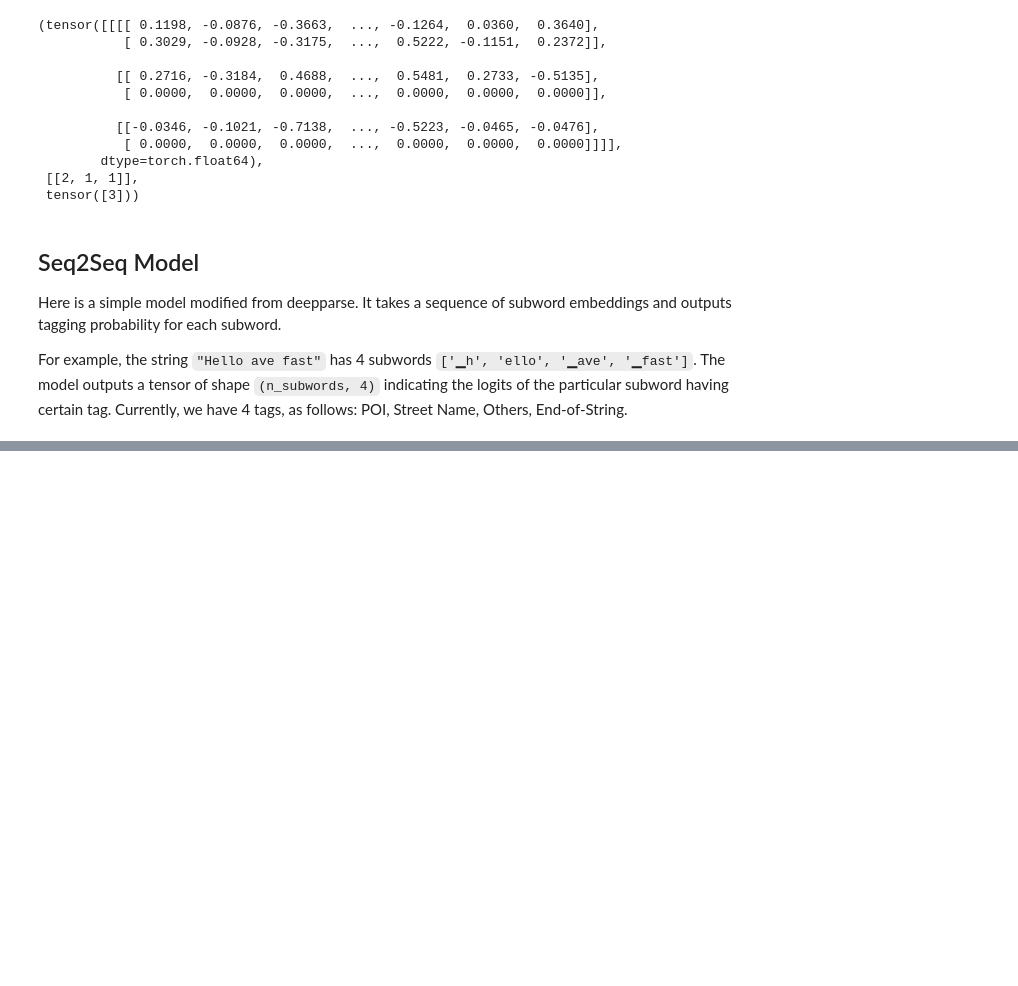
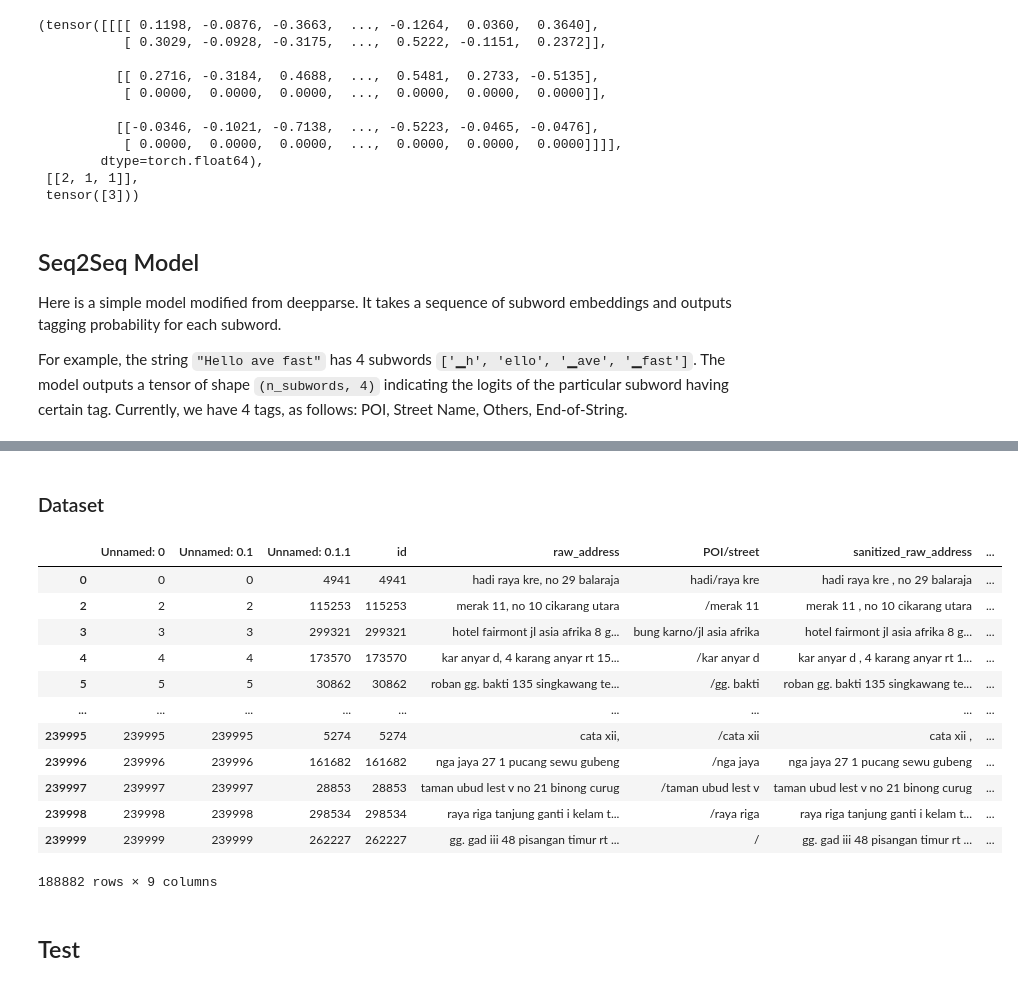
Before and after one commit to ssantichaivekin/shopee-street, a Jupyter notebook: 03_model.ipynb, the cells around one changed output, grey strips where cells are left out. Saved outputs shown, nothing was run; the diff lists cells and outputs as text; code cells hidden in the pictures; blank space fills up the shorter version.

Commit message:
add end-to-end training script

```diff
--- a/03_model.ipynb
+++ b/03_model.ipynb
@@ -11,2 +16,4 @@ from torch.nn.utils.rnn import pad_sequence, pack_padded_sequence, pad_packed_se
+# %%
+TRAIN_CSV_PATH = './santi/deepparse_clean_only_train_split.csv'
 # %%
 tags = {
@@ -320,0 +379,37 @@ array([[0.2530992 , 0.2529205 , 0.25370014, 0.25450543]], dtype=float32)
+# %% [markdown]
+### Dataset
+# %%
+class Dataset(torch.utils.data.Dataset):
+    def __init__(self, csv_file=TRAIN_CSV_PATH):
+        self.df = pd.read_csv(csv_file)
+        self.df = self.df[self.df['labels'].notnull()]
+        self.df['labels'] = self.df['labels'].apply(literal_eval)
+
+    def __len__(self):
+        return len(df)
+
+    def __getitem__(self, idx):
+        raw_address = self.df.iloc[idx]['sanitized_raw_address']
+        POI, street = self.df.iloc[idx]['POI/street'].split('/')
+        labels = self.df.iloc[idx]['labels']
+        return raw_address, labels
+# %%
+dataset = Dataset()
+# %%
+dataset.df
+# %% [output]
+|  | Unnamed: 0 | Unnamed: 0.1 | Unnamed: 0.1.1 | id | raw_address | POI/street | sanitized_raw_address | ... |
+| 0 | 0 | 0 | 4941 | 4941 | hadi raya kre, no 29 balaraja | hadi/raya kre | hadi raya kre , no 29 balaraja | ... |
+| 2 | 2 | 2 | 115253 | 115253 | merak 11, no 10 cikarang utara | /merak 11 | merak 11 , no 10 cikarang utara | ... |
+| 3 | 3 | 3 | 299321 | 299321 | hotel fairmont jl asia afrika 8 g... | bung karno/jl asia afrika | hotel fairmont jl asia afrika 8 g... | ... |
+| 4 | 4 | 4 | 173570 | 173570 | kar anyar d, 4 karang anyar rt 15... | /kar anyar d | kar anyar d , 4 karang anyar rt 1... | ... |
+| 5 | 5 | 5 | 30862 | 30862 | roban gg. bakti 135 singkawang te... | /gg. bakti | roban gg. bakti 135 singkawang te... | ... |
+| ... | ... | ... | ... | ... | ... | ... | ... | ... |
+| 239995 | 239995 | 239995 | 5274 | 5274 | cata xii, | /cata xii | cata xii , | ... |
+| 239996 | 239996 | 239996 | 161682 | 161682 | nga jaya 27 1 pucang sewu gubeng | /nga jaya | nga jaya 27 1 pucang sewu gubeng | ... |
+| 239997 | 239997 | 239997 | 28853 | 28853 | taman ubud lest v no 21 binong curug | /taman ubud lest v | taman ubud lest v no 21 binong curug | ... |
+| 239998 | 239998 | 239998 | 298534 | 298534 | raya riga tanjung ganti i kelam t... | /raya riga | raya riga tanjung ganti i kelam t... | ... |
+| 239999 | 239999 | 239999 | 262227 | 262227 | gg. gad iii 48 pisangan timur rt ... | / | gg. gad iii 48 pisangan timur rt ... | ... |
+188882 rows × 9 columns
+# %% [markdown]
+## Test
```
Also changed, not shown: parts of 27 cells of this notebook, 1 other file.
